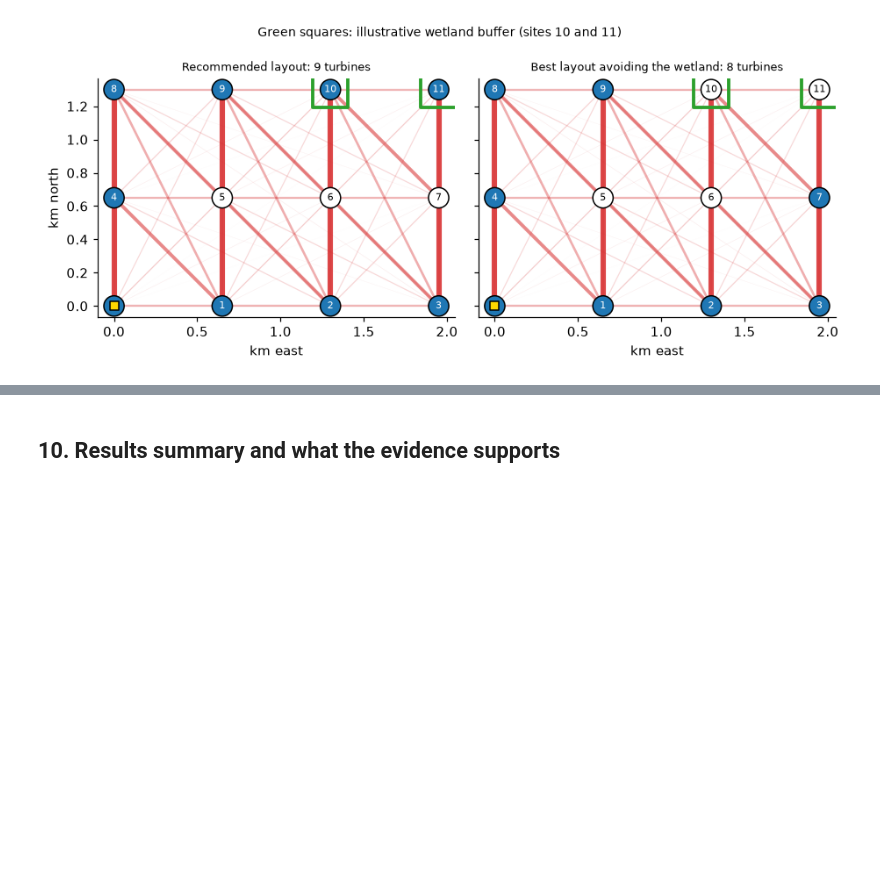
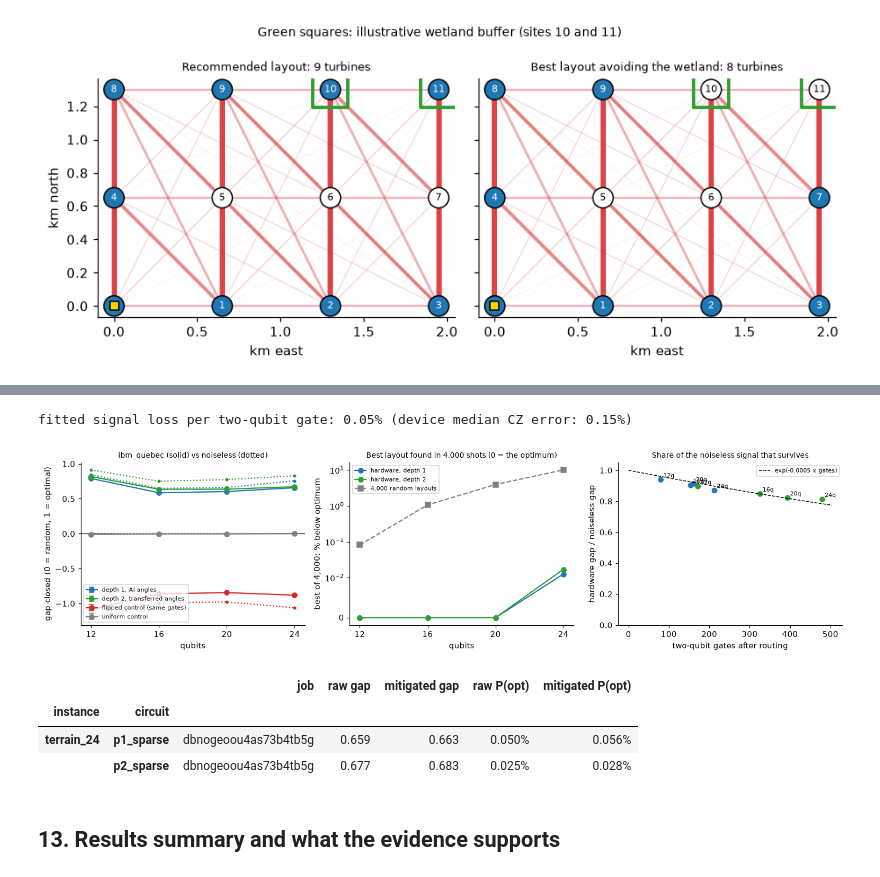
Before and after one commit to mrw-soumik/Qiskit-AI-Entanglers-, a Jupyter notebook: wakewise.ipynb, the cells around one changed output, grey strips where cells are left out. Saved outputs shown, nothing was run; the diff lists cells and outputs as text; code cells hidden in the pictures; blank space fills up the shorter version.

```diff
--- a/wakewise.ipynb
+++ b/wakewise.ipynb
@@ -619,0 +924,18 @@ QAOA p=3 (noiseless) returns the new optimum in 3.2% of shots (133x random)
+# %%
+pred, scale_rows = {}, []
+ai_saved = json.loads((ww.RESULTS / "ai_angles.json").read_text())
+for key, dd in tinst.items():
+    f_k = pd.DataFrame([features(dd["lin"], dd["W"])])[FEATS].astype(float)
+    pred[key] = {p: canonical(ai_models[p].predict(f_k)[0], p) for p in (1, 2)}
+    assert np.allclose(pred[key][1], ai_saved[key]["p1"]) and np.allclose(fixed_angles[2], ai_saved[key]["p2"]), "hardware angles must match"
+    dg = ww.ising_diagonal(dd["lin"], ww.sparsify(dd["W"], KEEP))
+    for p in (1, 2):
+        for name, th in [("AI predictor", pred[key][p]), ("transfer: best fixed angles", fixed_angles[p]), ("transfer: mean angles", mean_angles[p])]:
+            pr = ww.qaoa_probabilities(dg, th)
+            po = pr[np.isclose(dd["values"], dd["f_opt"])].sum()
+            scale_rows.append({"instance": key, "qubits": len(dd["lin"]), "depth p": p, "method": name,
+                               "gap closed": (dd["f_rand"] - pr @ dd["values"]) / (dd["f_rand"] - dd["f_opt"]),
+                               "P(opt)": po, "x random": po / dd["p_rand"]})
+print("the angles used on hardware (results/ai_angles.json) are reproduced exactly")
+scale_ideal = pd.DataFrame(scale_rows).set_index(["instance", "depth p", "method"])
+scale_ideal.style.format({"gap closed": "{:.3f}", "P(opt)": "{:.3%}", "x random": "{:,.0f}x"})
@@ -620,5 +1027,64 @@ QAOA p=3 (noiseless) returns the new optimum in 3.2% of shots (133x random)
+# %%
+st = scale_table.reset_index()
+have_hw = "hardware gap" in st
+fig, axs = plt.subplots(1, 3, figsize=(14, 3.7))
+for nm, c, lab in [("p1_sparse", "tab:blue", "depth 1, AI angles"), ("p2_sparse", "tab:green", "depth 2, transferred angles"),
+                   ("control_flipped", "tab:red", "flipped control (same gates)"), ("control_uniform", "tab:gray", "uniform control")]:
+    s = st[st.circuit == nm]
+    axs[0].plot(s.qubits, s["ideal gap"], ls=":", color=c, marker="o", ms=3)
+    if have_hw:
+        axs[0].errorbar(s.qubits, s["hardware gap"], yerr=[s["hardware gap"] - s["hardware gap min"], s["hardware gap max"] - s["hardware gap"]],
+                        color=c, marker="o", capsize=3, label=lab)
+axs[0].axhline(0, color="k", lw=0.8); axs[0].set_xticks([12, 16, 20, 24]); axs[0].set_xlabel("qubits")
+axs[0].set_ylabel("gap closed (0 = random, 1 = optimal)"); axs[0].legend(fontsize=7)
+axs[0].set_title("ibm_quebec (solid) vs noiseless (dotted)", fontsize=9)
+if have_hw:
+    for nm, c, lab in [("p1_sparse", "tab:blue", "hardware, depth 1"), ("p2_sparse", "tab:green", "hardware, depth 2")]:
+        s = st[st.circuit == nm]
+        axs[1].plot(s.qubits, s["hardware best-of-4000 gap %"], marker="o", color=c, label=lab)
+    s = st[st.circuit == "p1_sparse"]
+    axs[1].plot(s.qubits, s["random best-of-4000 gap %"], marker="s", color="tab:gray", ls="--", label="4,000 random layouts")
+    axs[1].set_yscale("symlog", linthresh=0.01); axs[1].set_xticks([12, 16, 20, 24]); axs[1].set_xlabel("qubits")
+    axs[1].set_ylabel("best of 4,000: % below optimum"); axs[1].legend(fontsize=7)
+    axs[1].set_title("Best layout found in 4,000 shots (0 = the optimum)", fontsize=9)
+    ret = st[st.circuit.isin(["p1_sparse", "p2_sparse"])].copy()
+    ret["retention"] = ret["hardware gap"] / ret["ideal gap"]
+    fit = ret[ret.retention > 0]
+    eps = -np.sum(fit["2q gates"] * np.log(fit.retention)) / np.sum(fit["2q gates"] ** 2)  # least squares fit of log(retention) = -eps N
+    axs[2].scatter(ret["2q gates"], ret.retention, c=["tab:blue" if c == "p1_sparse" else "tab:green" for c in ret.circuit])
+    for _, rr in ret.iterrows():
+        axs[2].annotate(f"{rr.qubits}q", (rr["2q gates"], rr.retention), fontsize=7, xytext=(3, 3), textcoords="offset points")
+    nn = np.linspace(0, ret["2q gates"].max() * 1.05, 50)
+    axs[2].plot(nn, np.exp(-eps * nn), color="k", lw=1, ls="--", label=f"exp(-{eps:.4f} x gates)")
+    axs[2].set_xlabel("two-qubit gates after routing"); axs[2].set_ylabel("hardware gap / noiseless gap"); axs[2].set_ylim(0, 1.05)
+    axs[2].legend(fontsize=7); axs[2].set_title("Share of the noiseless signal that survives", fontsize=9)
+    print(f"fitted signal loss per two-qubit gate: {eps:.2%} (device median CZ error: {scal_runs['terrain_24'][0]['calibration']['median_2q_error']:.2%})")
+fig.tight_layout(); fig.savefig(FIG / "scaling.png", bbox_inches="tight"); plt.show()
+# %% [output]
+fitted signal loss per two-qubit gate: 0.05% (device median CZ error: 0.15%)
+[figure, added]
+# %%
+mit_rows = []
+for key, hw_k in scal_runs.items():
+    dd = tinst[key]; n = len(dd["lin"])
+    for h in hw_k:
+        if "readout_cal" not in h:
+            continue
+        for k, nm in enumerate(h["names"][:2]):
+            raw = ww.summarize(h["counts"][k], dd["lin"], dd["W"], dd["f_opt"], dd["f_rand"])
+            q = ww.mitigate_readout(h["counts"][k], h["readout_cal"][2 * k], h["readout_cal"][2 * k + 1], n)  # quasi-probabilities over all 2^n layouts
+            mit_rows.append({"instance": key, "circuit": nm, "job": h["job_id"], "raw gap": raw["gap_closed"],
+                             "mitigated gap": (dd["f_rand"] - q @ dd["values"]) / (dd["f_rand"] - dd["f_opt"]),
+                             "raw P(opt)": raw["p_opt"], "mitigated P(opt)": q[np.isclose(dd["values"], dd["f_opt"])].sum()})
+mit24 = pd.DataFrame(mit_rows).set_index(["instance", "circuit"]) if mit_rows else pd.DataFrame()
+mit24.style.format({"raw gap": "{:.3f}", "mitigated gap": "{:.3f}", "raw P(opt)": "{:.3%}", "mitigated P(opt)": "{:.3%}"}) if mit_rows else "no readout-calibration run at scale"
+# %% [output]
+|  |  | job | raw gap | mitigated gap | raw P(opt) | mitigated P(opt) |
+| instance | circuit |  |  |  |  |  |
+| terrain_24 | p1_sparse | dbnogeoou4as73b4tb5g | 0.659 | 0.663 | 0.050% | 0.056% |
+|  | p2_sparse | dbnogeoou4as73b4tb5g | 0.677 | 0.683 | 0.025% | 0.028% |
 # %% [markdown]
-## 10. Results summary and what the evidence supports
+## 13. Results summary and what the evidence supports
 # %%
 r12, r23, r16 = runs["climate_12"], runs["y2023_12"], runs["climate_16"]
 t12, t23, t16 = hw_table.loc["climate_12"], hw_table.loc["y2023_12"], hw_table.loc["climate_16"]
```
Also changed, not shown: parts of 23 cells of this notebook, 32 other files.
